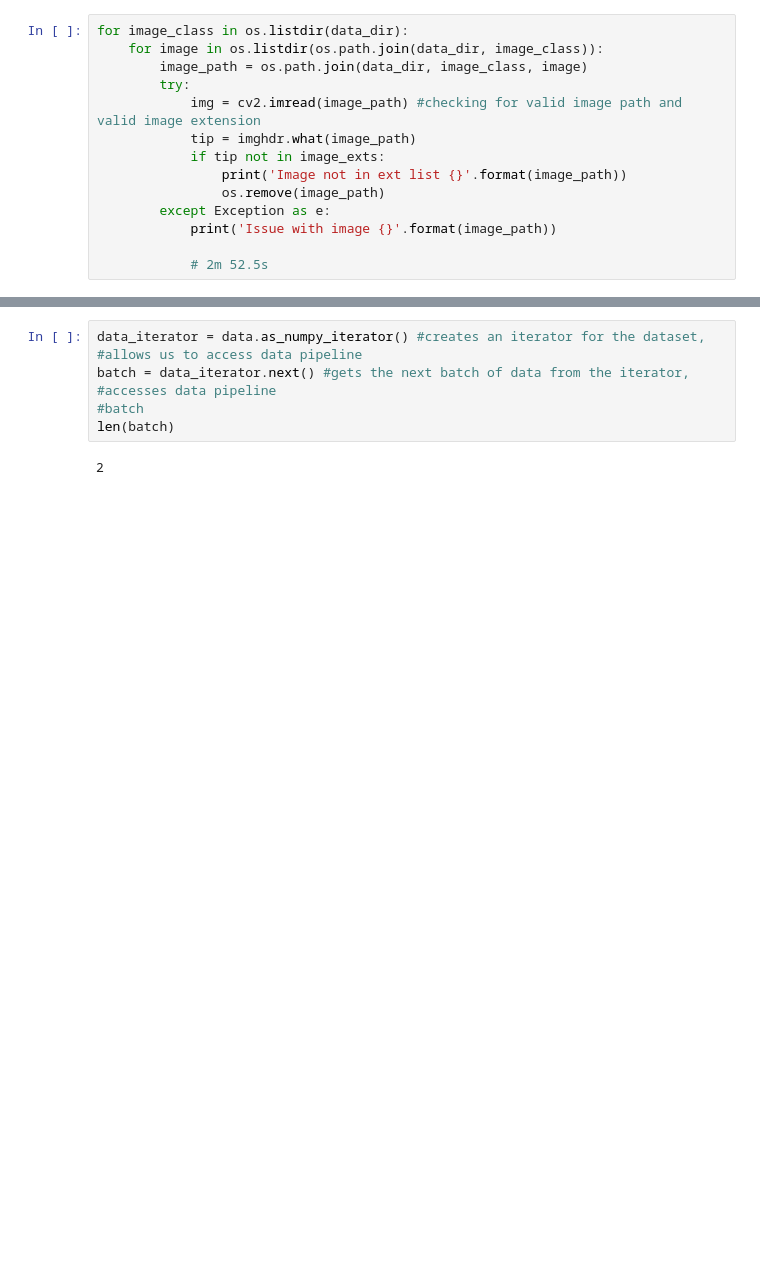
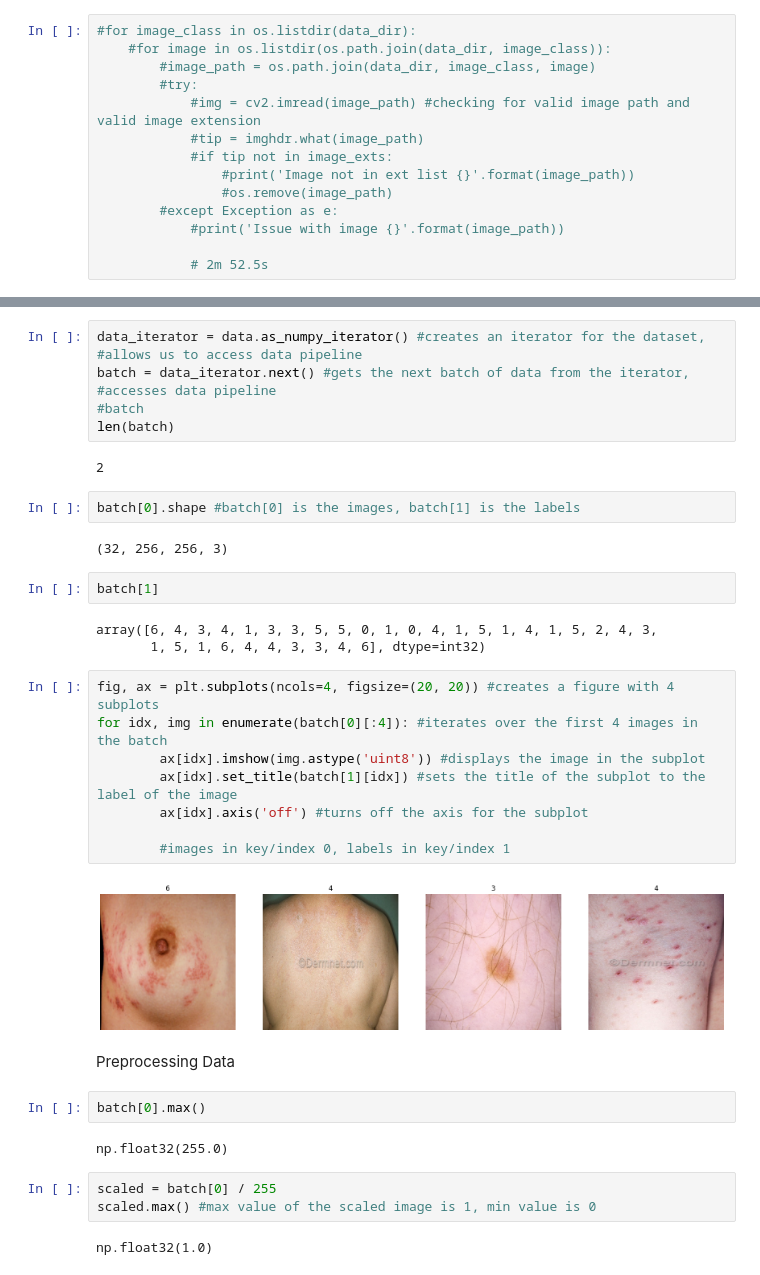
Before and after one commit to EmuEntropy/Sr.Proj-STopicsS2-Proj-Code-Repo, a Jupyter notebook: ML2.ipynb, the cells around one changed output, grey strips where cells are left out. Saved outputs shown, nothing was run; the diff lists cells and outputs as text; blank space fills up the shorter version.

Commit message:
Pushed Image Scaling & Data Preprocessing sections

```diff
--- a/ML2.ipynb
+++ b/ML2.ipynb
@@ -40,17 +40,17 @@ os.listdir(data_dir)
 # %%
 image_exts = ['jpeg', 'jpg', 'bmp', 'png']
 # %%
-for image_class in os.listdir(data_dir):
-    for image in os.listdir(os.path.join(data_dir, image_class)):
-        image_path = os.path.join(data_dir, image_class, image)
-        try:
-            img = cv2.imread(image_path) #checking for valid image path and valid image extension
-            tip = imghdr.what(image_path)
-            if tip not in image_exts:
-                print('Image not in ext list {}'.format(image_path))
-                os.remove(image_path)
-        except Exception as e:
-            print('Issue with image {}'.format(image_path))
+#for image_class in os.listdir(data_dir):
+    #for image in os.listdir(os.path.join(data_dir, image_class)):
+        #image_path = os.path.join(data_dir, image_class, image)
+        #try:
+            #img = cv2.imread(image_path) #checking for valid image path and valid image extension
+            #tip = imghdr.what(image_path)
+            #if tip not in image_exts:
+                #print('Image not in ext list {}'.format(image_path))
+                #os.remove(image_path)
+        #except Exception as e:
+            #print('Issue with image {}'.format(image_path))
 
             # 2m 52.5s
 # %% [markdown]
@@ -66,3 +66,33 @@ batch = data_iterator.next() #gets the next batch of data from the iterator, #ac
 len(batch)
 # %% [output]
 2
+# %%
+batch[0].shape #batch[0] is the images, batch[1] is the labels
+# %% [output]
+(32, 256, 256, 3)
+# %%
+batch[1]
+# %% [output]
+array([6, 4, 3, 4, 1, 3, 3, 5, 5, 0, 1, 0, 4, 1, 5, 1, 4, 1, 5, 2, 4, 3,
+       1, 5, 1, 6, 4, 4, 3, 3, 4, 6], dtype=int32)
+# %%
+fig, ax = plt.subplots(ncols=4, figsize=(20, 20)) #creates a figure with 4 subplots
+for idx, img in enumerate(batch[0][:4]): #iterates over the first 4 images in the batch
+        ax[idx].imshow(img.astype('uint8')) #displays the image in the subplot
+        ax[idx].set_title(batch[1][idx]) #sets the title of the subplot to the label of the image
+        ax[idx].axis('off') #turns off the axis for the subplot
+
+        #images in key/index 0, labels in key/index 1
+# %% [output]
+[figure, added]
+# %% [markdown]
+Preprocessing Data
+# %%
+batch[0].max()
+# %% [output]
+np.float32(255.0)
+# %%
+scaled = batch[0] / 255
+scaled.max() #max value of the scaled image is 1, min value is 0
+# %% [output]
+np.float32(1.0)
```
Also changed, not shown: parts of 3 cells of this notebook.
